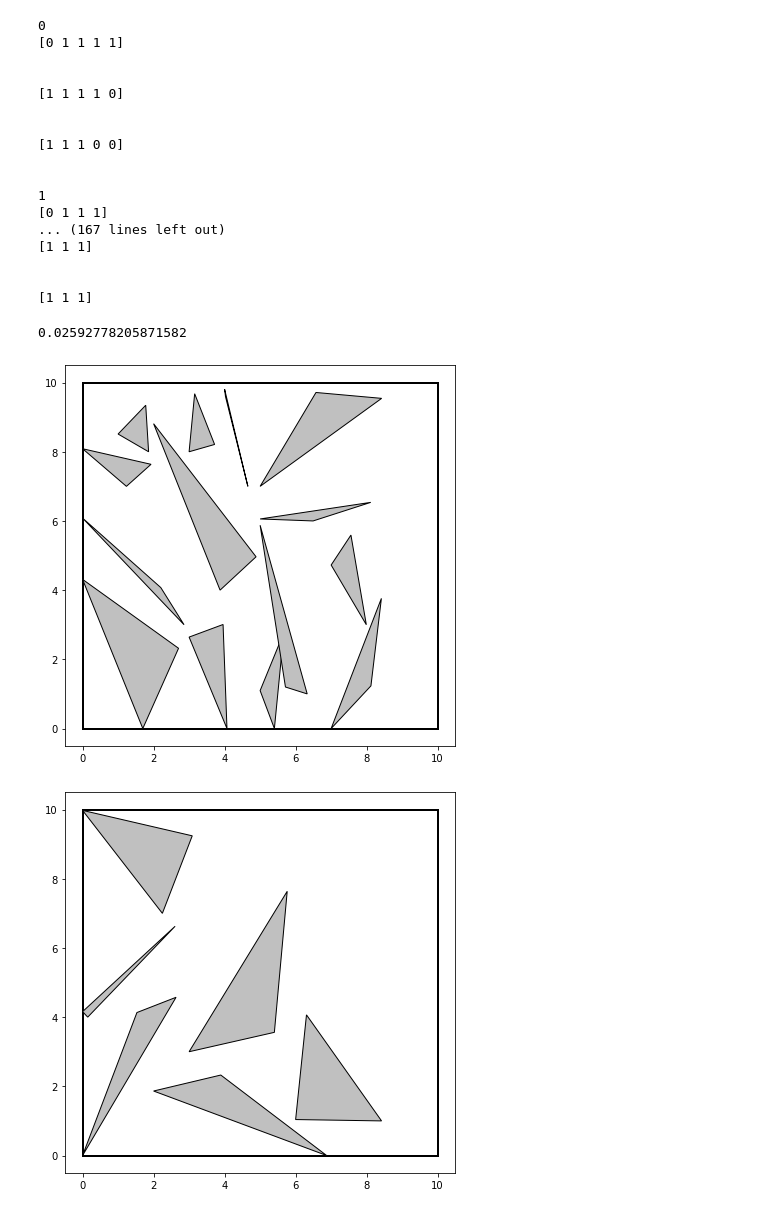
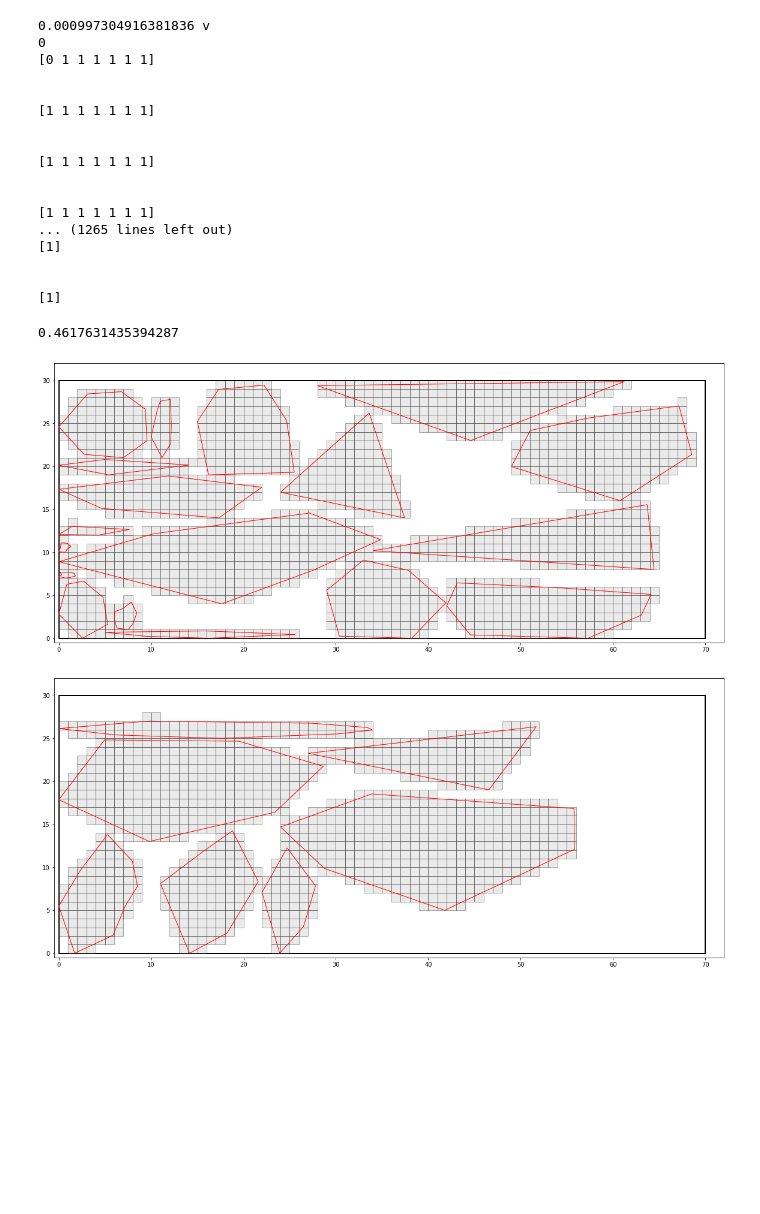
Before and after one commit to LyapinAlex/NestingProblem-BMW2022, a Jupyter notebook: raster_experiment.ipynb, the cells around one changed output. Cells and saved outputs as stored; diff of their text form; code cells hidden in the pictures; blank space fills up the shorter version.

Commit message:
Upd: draw_all_pallets
пиксели на рисунке рисуем

```diff
--- a/raster_experiment.ipynb
+++ b/raster_experiment.ipynb
@@ -24,9 +22,9 @@ def print_matrix(matrix):
 
 
 eps = 1
-pallet_width = 10
-pallet_height = 10
-numPoligons = 20
+pallet_width = 70
+pallet_height = 30
+numPoligons = 25
 
 
 # t = time.time()
@@ -40,23 +38,23 @@ for item in itemsCopy:
     print(item.id)
     print_matrix(item.matrix)
 # %% [output]
+0.000997304916381836 v
 0
-[0 1 1 1 1]
+[0 1 1 1 1 1 1]
 
 
-[1 1 1 1 0]
+[1 1 1 1 1 1 1]
 
 
-[1 1 1 0 0]
+[1 1 1 1 1 1 1]
 
 
-1
-[0 1 1 1]
-... (167 lines left out)
-[1 1 1]
+[1 1 1 1 1 1 1]
+... (1265 lines left out)
+[1]
 
 
-[1 1 1]
+[1]
 # %%
 def check_position(a, b):
 
@@ -162,19 +160,19 @@ def fit_item_all_route(pallet, item):
     bounder_x = pallet.shape[0]
     rout = 0
     exit = True
-    for r in range(4):
-
-        sol = check_item(pallet,  listMatrix[r])
-        if sol[0] == False:
-            if sol[1] + len(listMatrix[r]) <=  bounder_x:
-                if sol[2] <  bounder_y:
-                    item.lb_x = sol[1]
-                    item.lb_y = sol[2]
-                    item.rotation = r * math.pi / 2
-                    exit = False
-                    bounder_x = sol[1]  + len(listMatrix[r])
-                    bounder_y = sol[2]
-                    rout = r
+    # for r in range(4):
+    r = 0
+    sol = check_item(pallet,  listMatrix[r])
+    if sol[0] == False:
+        if sol[1] + len(listMatrix[r]) <=  bounder_x:
+            if sol[2] <  bounder_y:
+                item.lb_x = sol[1]
+                item.lb_y = sol[2]
+                item.rotation = r * math.pi / 2
+                exit = False
+                bounder_x = sol[1]  + len(listMatrix[r])
+                bounder_y = sol[2]
+                rout = r
 
     if not exit:
         fit_item(pallet, listMatrix[rout], item.lb_x, item.lb_y )
@@ -379,31 +309,31 @@ def locSearch(matrix_shape , poligons, eps):
 # %%
 
 import FitPallets
 
 # t = time.time()
 # pal = pallet.Pallet(0, pallet_width, pallet_height, eps)
 # print(time.time() - t)
 
 
 items2 = copy.deepcopy(items)
 
 
 t = time.time()
 # l = np.zeros((pallet_width, pallet_height), dtype = np.uint16)
 pal = fit_pallets(pal.shape, items2, eps )
 # print(locSearch(pal.shape , items2, eps))
 print(time.time() - t)
-draw_all_pallets(understand_pallets(items2), pallet_width, pallet_height)
+draw_all_pallets(understand_pallets(items2), pallet_width, pallet_height, eps)
 
 # print([item.id for item in items2])
 
 # print(len(items))
 # for item in items:
 #     print(item.id)
 #     item.show_item()
 # %% [output]
-0.02592778205871582
+0.4617631435394287
-[figure, old version]
+[figure, new version]
-[figure, old version]
+[figure, new version]
 # %%
 
```
Also changed, not shown: parts of 4 cells of this notebook, 6 other files.
